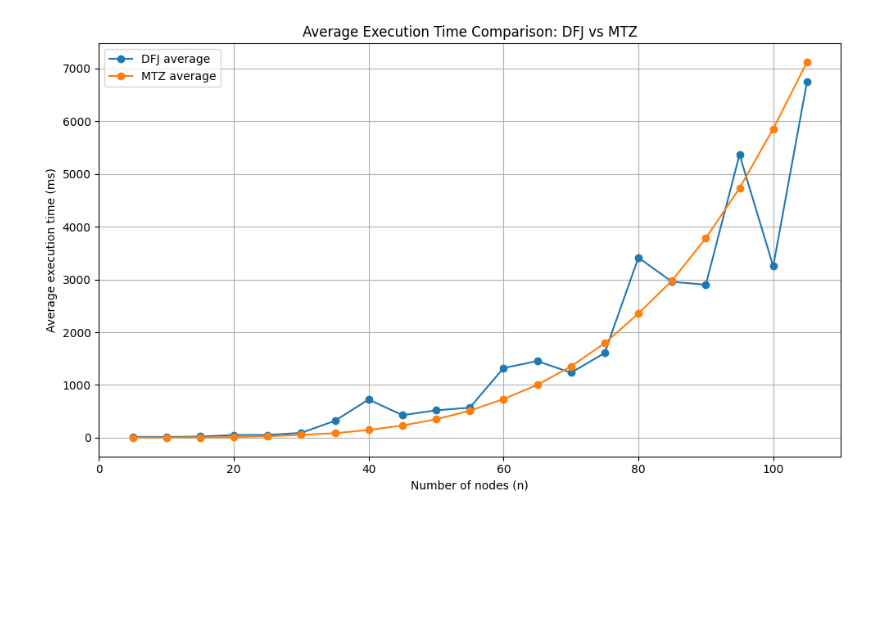
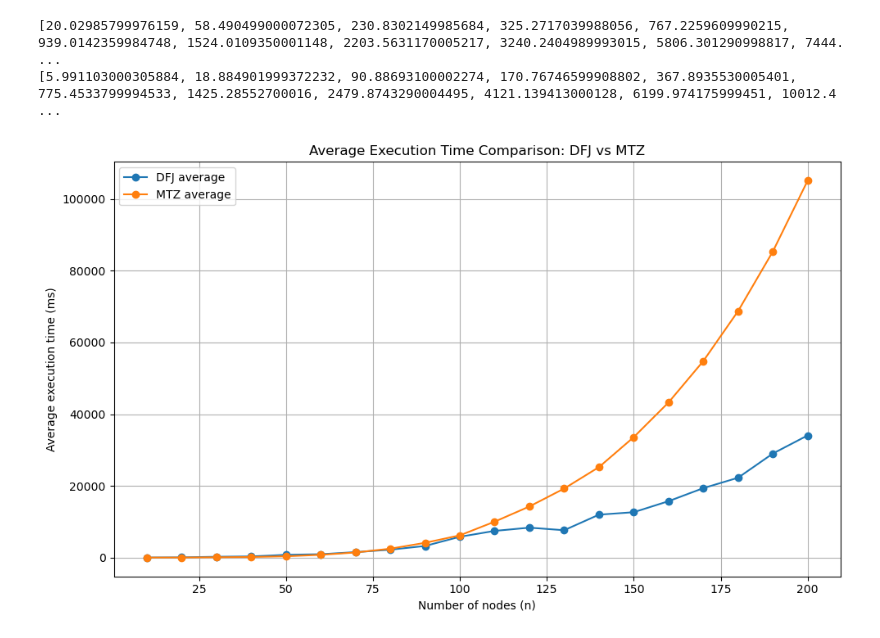
Before and after one commit to DominikHahn1407/Traveling_Salesman_Problem_DFJ_MTZ, a Jupyter notebook: visualization.ipynb, the cells around one changed output. Cells and saved outputs as stored; diff of their text form; code cells hidden in the pictures; blank space fills up the shorter version.

Commit message:
Results created

```diff
--- a/visualization.ipynb
+++ b/visualization.ipynb
@@ -35,14 +37,16 @@ def plot_execution_time(json_data):
     plt.tight_layout()
     plt.show()
 # %%
-data_dir = Path("")
+data_dir = Path("results")
 
 json_data = {}
 
 for file in data_dir.rglob("*.json"):
     with open(file, "r", encoding="utf-8") as f:
         json_data[str(file)] = json.load(f)
 
 plot_execution_time(json_data)
 # %% [output]
+[20.02985799976159, 58.490499000072305, 230.8302149985684, 325.2717039988056, 767.2259609990215, 939.0142359984748, 1524.0109350001148, 2203.5631170005217, 3240.2404989993015, 5806.301290998817, 7444. ...
+[5.991103000305884, 18.884901999372232, 90.88693100002274, 170.76746599908802, 367.8935530005401, 775.4533799994533, 1425.28552700016, 2479.8743290004495, 4121.139413000128, 6199.974175999451, 10012.4 ...
-[figure, old version]
+[figure, new version]
```
Also changed, not shown: parts of 5 cells of this notebook, 2 other files.
